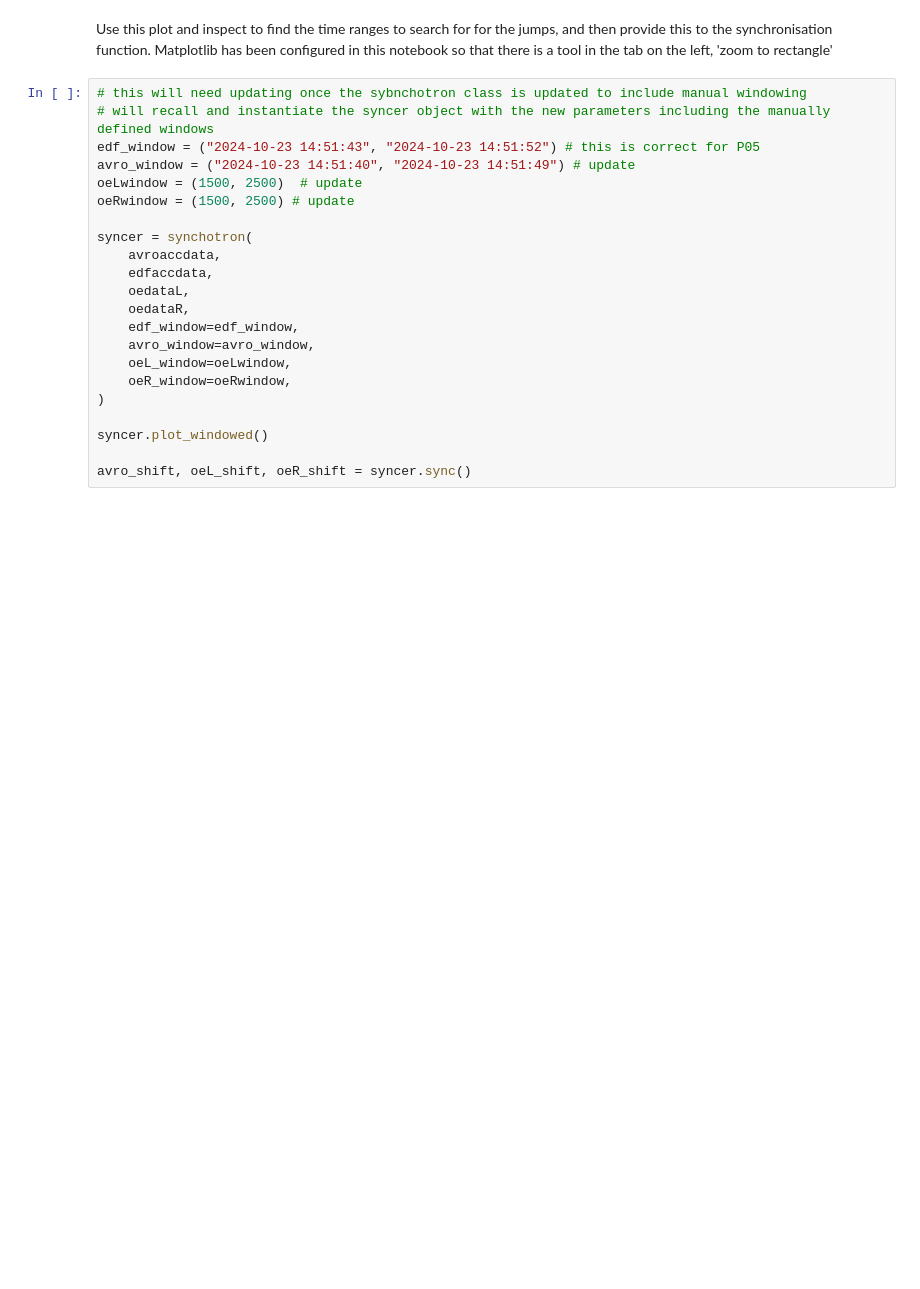
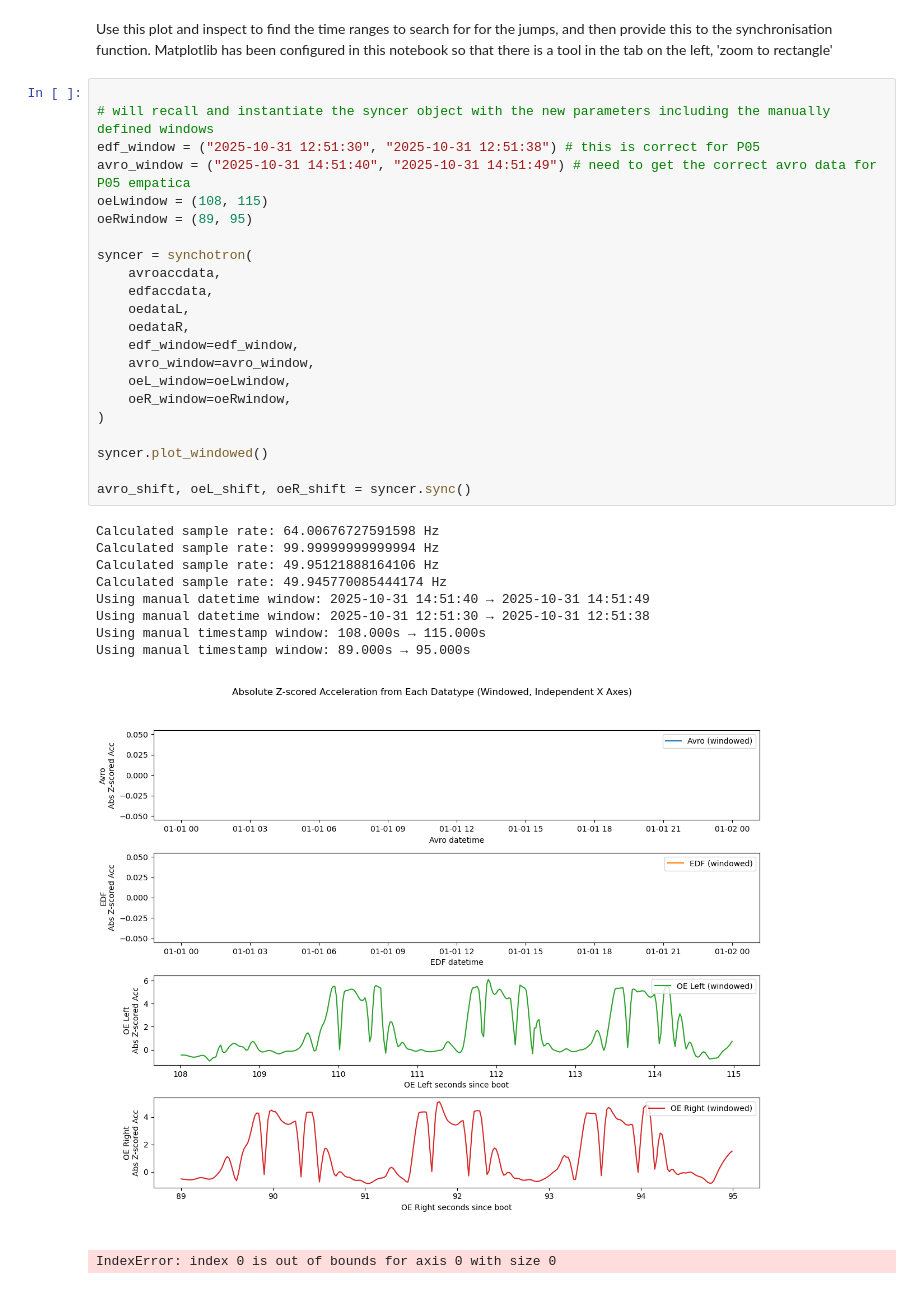
Before and after one commit to gregoryrobertknowles/LEAPWP3, a Jupyter notebook: preprocessing.ipynb, the cells around one changed output. Drawn from its saved outputs; the diff is of its cells as text; blank space fills up the shorter version.

```diff
--- a/preprocessing.ipynb
+++ b/preprocessing.ipynb
@@ -79,24 +74,35 @@ Extracted window from index 5095 to 5415 (1s before and 4s after first 95% max p
 Use this plot and inspect to find the time ranges to search for for the jumps, and then provide this to the synchronisation function.
 Matplotlib has been configured in this notebook so that there is a tool in the tab on the left, 'zoom to rectangle'
 # %%
-# this will need updating once the sybnchotron class is updated to include manual windowing
+
 # will recall and instantiate the syncer object with the new parameters including the manually defined windows
-edf_window = ("2024-10-23 14:51:43", "2024-10-23 14:51:52") # this is correct for P05
-avro_window = ("2024-10-23 14:51:40", "2024-10-23 14:51:49") # update
-oeLwindow = (1500, 2500)  # update
-oeRwindow = (1500, 2500) # update
+edf_window = ("2025-10-31 12:51:30", "2025-10-31 12:51:38") # this is correct for P05
+avro_window = ("2025-10-31 14:51:40", "2025-10-31 14:51:49") # need to get the correct avro data for P05 empatica
+oeLwindow = (108, 115)
+oeRwindow = (89, 95)
 
 syncer = synchotron(
     avroaccdata,
     edfaccdata,
     oedataL,
     oedataR,
     edf_window=edf_window,
     avro_window=avro_window,
     oeL_window=oeLwindow,
     oeR_window=oeRwindow,
 )
 
 syncer.plot_windowed()
 
 avro_shift, oeL_shift, oeR_shift = syncer.sync()
+# %% [output]
+Calculated sample rate: 64.00676727591598 Hz
+Calculated sample rate: 99.99999999999994 Hz
+Calculated sample rate: 49.95121888164106 Hz
+Calculated sample rate: 49.945770085444174 Hz
+Using manual datetime window: 2025-10-31 14:51:40 → 2025-10-31 14:51:49
+Using manual datetime window: 2025-10-31 12:51:30 → 2025-10-31 12:51:38
+Using manual timestamp window: 108.000s → 115.000s
+Using manual timestamp window: 89.000s → 95.000s
+[figure, added]
+IndexError: index 0 is out of bounds for axis 0 with size 0
```
Also changed, not shown: parts of 8 cells of this notebook, 3 other files.
